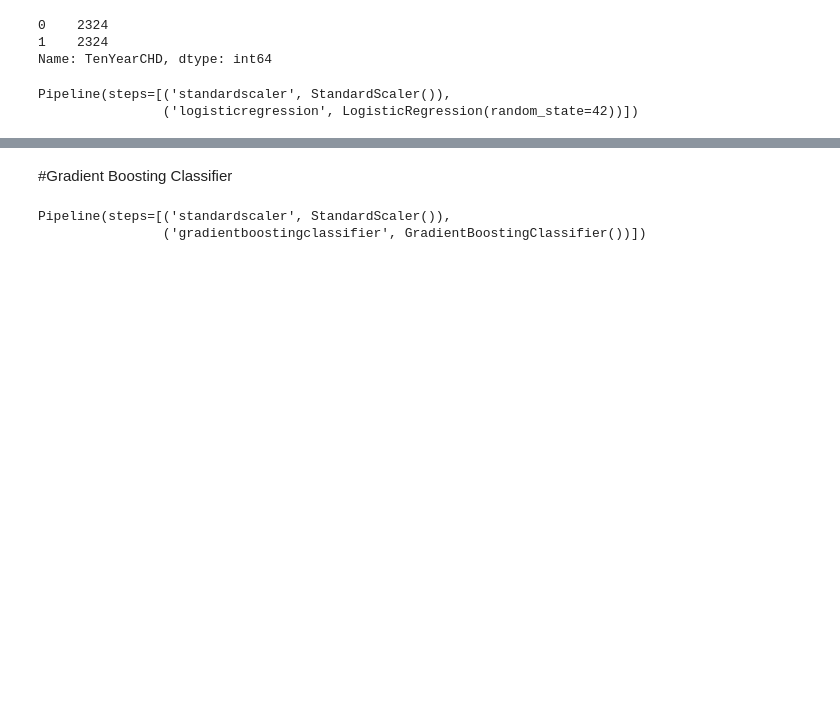
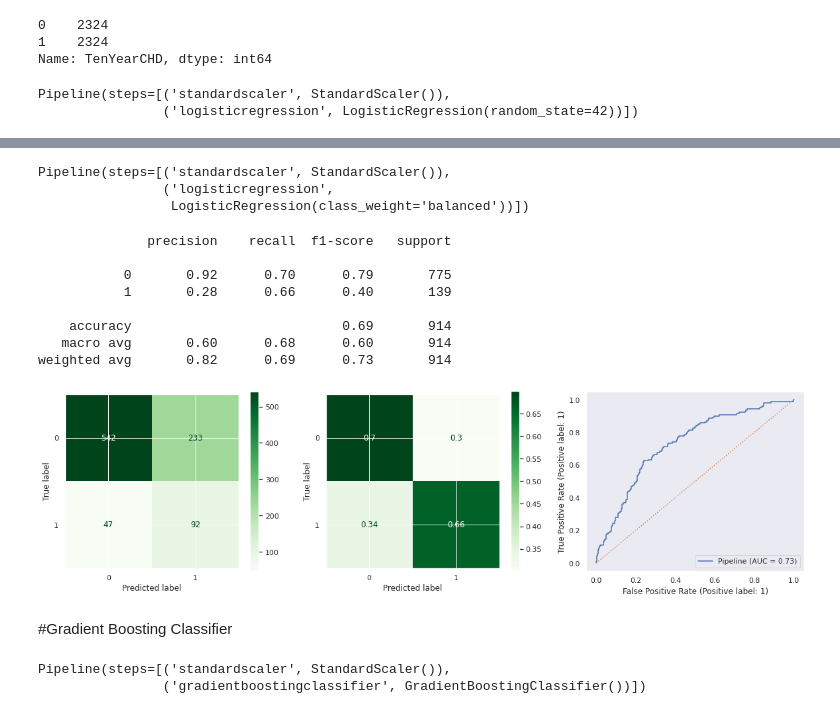
Before and after one commit to maryawamaitha/ML-Project-2, a Jupyter notebook: Copy_of_HeartDiseaseLogistic_Regression.ipynb, the cells around one changed output, grey strips where cells are left out. Cells and saved outputs as stored; diff of their text form; code cells hidden in the pictures; blank space fills up the shorter version.

```diff
--- a/Copy_of_HeartDiseaseLogistic_Regression.ipynb
+++ b/Copy_of_HeartDiseaseLogistic_Regression.ipynb
@@ -385,5 +385,26 @@ evaluate_classification(smote_pipe, X_test, y_test)
 weighted avg       0.80      0.66      0.71       914
 [figure]
+# %%
+logreg3 = LogisticRegression(class_weight='balanced')
+logreg_pipe3 = make_pipeline(scaler, logreg3)
+# %%
+logreg_pipe3.fit(X_train, y_train)
+# %% [output]
+Pipeline(steps=[('standardscaler', StandardScaler()),
+                ('logisticregression',
+                 LogisticRegression(class_weight='balanced'))])
+# %%
+evaluate_classification(logreg_pipe3, X_test, y_test)
+# %% [output]
+              precision    recall  f1-score   support
+
+           0       0.92      0.70      0.79       775
+           1       0.28      0.66      0.40       139
+
+    accuracy                           0.69       914
+   macro avg       0.60      0.68      0.60       914
+weighted avg       0.82      0.69      0.73       914
+[figure, added]
 # %% [markdown]
 #Gradient Boosting Classifier
 # %%
```
Also changed, not shown: parts of 16 cells of this notebook.
